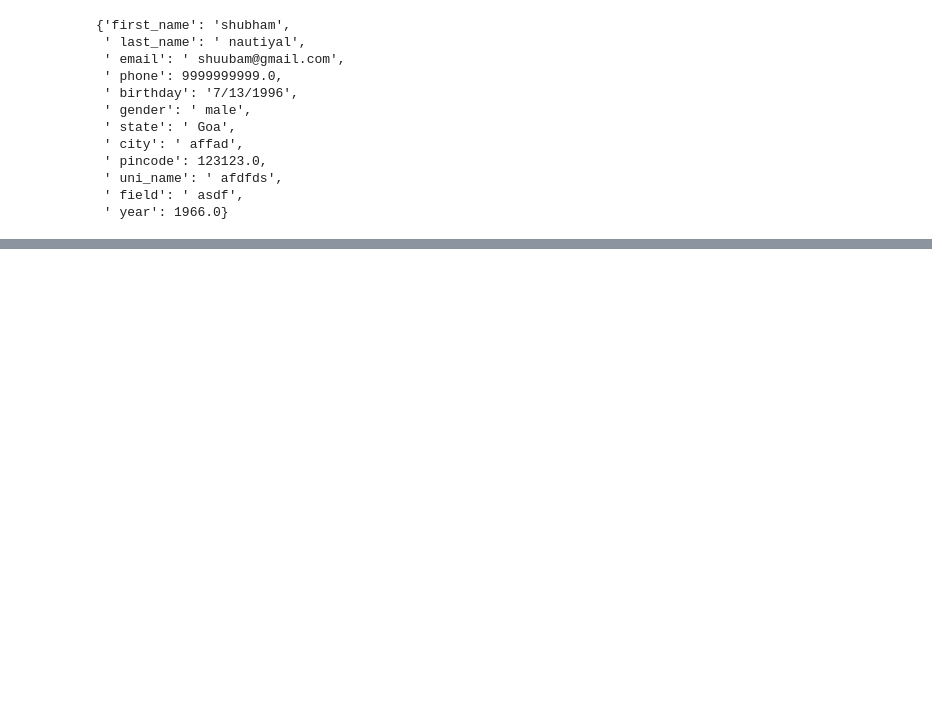
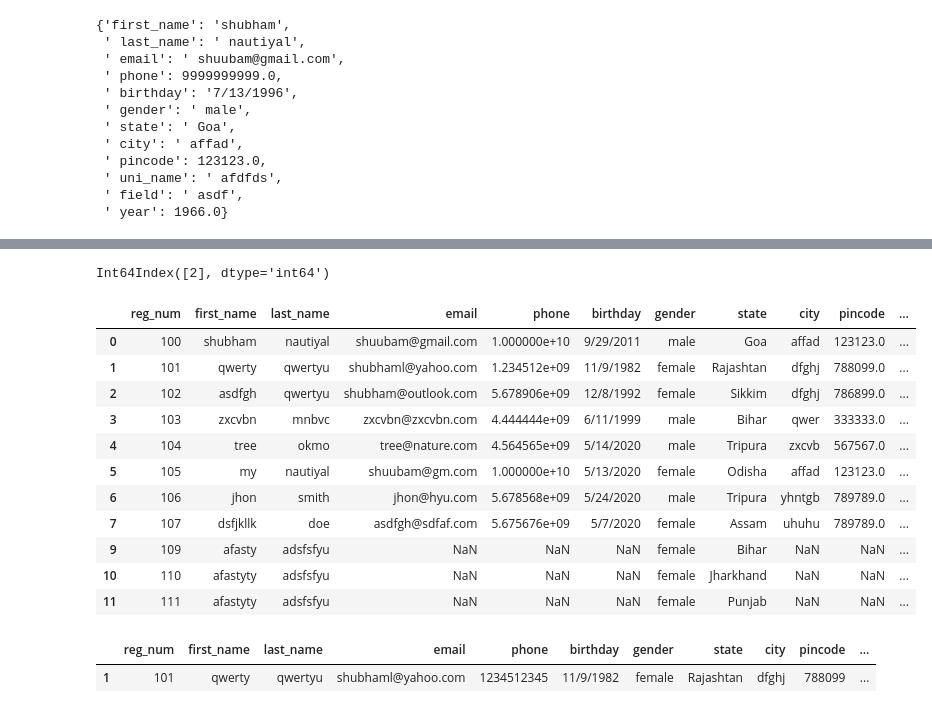
Before and after one commit to dumbPirate/student-registration, a Jupyter notebook: Untitled.ipynb, the cells around one changed output, grey strips where cells are left out. Drawn from its saved outputs; the diff is of its cells as text; code cells hidden in the pictures; blank space fills up the shorter version.

```diff
--- a/Untitled.ipynb
+++ b/Untitled.ipynb
@@ -74,0 +151,26 @@ print(df)
+# %%
+r = a[a['reg_num']== 102].index
+# %%
+r
+# %% [output]
+Int64Index([2], dtype='int64')
+# %%
+a.drop(r)
+# %% [output]
+|  | reg_num | first_name | last_name | email | phone | birthday | gender | state | city | pincode | ... |
+| 0 | 100 | shubham | nautiyal | shuubam@gmail.com | 1.000000e+10 | 9/29/2011 | male | Goa | affad | 123123.0 | ... |
+| 1 | 101 | qwerty | qwertyu | shubhaml@yahoo.com | 1.234512e+09 | 11/9/1982 | female | Rajashtan | dfghj | 788099.0 | ... |
+| 2 | 102 | asdfgh | qwertyu | shubham@outlook.com | 5.678906e+09 | 12/8/1992 | female | Sikkim | dfghj | 786899.0 | ... |
+| 3 | 103 | zxcvbn | mnbvc | zxcvbn@zxcvbn.com | 4.444444e+09 | 6/11/1999 | male | Bihar | qwer | 333333.0 | ... |
+| 4 | 104 | tree | okmo | tree@nature.com | 4.564565e+09 | 5/14/2020 | male | Tripura | zxcvb | 567567.0 | ... |
+| 5 | 105 | my | nautiyal | shuubam@gm.com | 1.000000e+10 | 5/13/2020 | female | Odisha | affad | 123123.0 | ... |
+| 6 | 106 | jhon | smith | jhon@hyu.com | 5.678568e+09 | 5/24/2020 | male | Tripura | yhntgb | 789789.0 | ... |
+| 7 | 107 | dsfjkllk | doe | asdfgh@sdfaf.com | 5.675676e+09 | 5/7/2020 | female | Assam | uhuhu | 789789.0 | ... |
+| 9 | 109 | afasty | adsfsfyu | NaN | NaN | NaN | female | Bihar | NaN | NaN | ... |
+| 10 | 110 | afastyty | adsfsfyu | NaN | NaN | NaN | female | Jharkhand | NaN | NaN | ... |
+| 11 | 111 | afastyty | adsfsfyu | NaN | NaN | NaN | female | Punjab | NaN | NaN | ... |
+# %%
+a[a['reg_num'] == '101']
+# %% [output]
+|  | reg_num | first_name | last_name | email | phone | birthday | gender | state | city | pincode | ... |
+| 1 | 101 | qwerty | qwertyu | shubhaml@yahoo.com | 1234512345 | 11/9/1982 | female | Rajashtan | dfghj | 788099 | ... |
```
Also changed, not shown: parts of 17 cells of this notebook, 9 other files.
